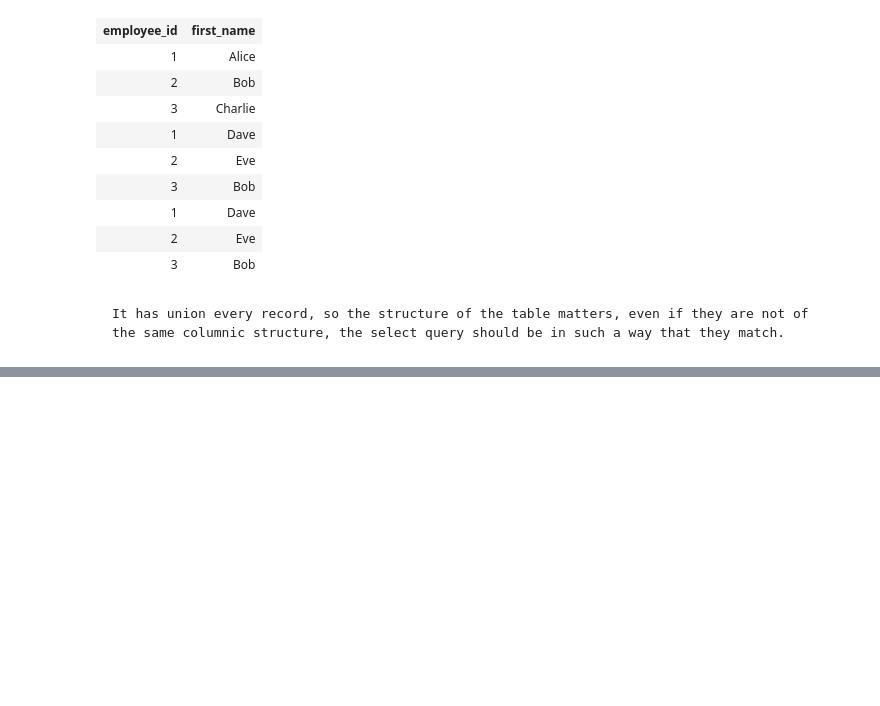
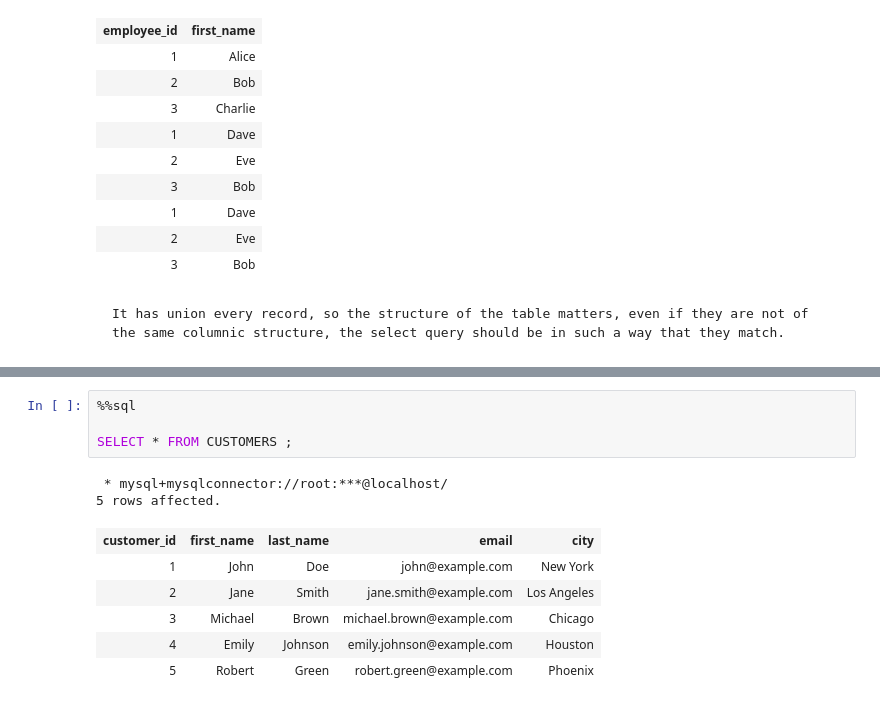
Before and after one commit to LShreeChaithanya/Solid_fundamentals_SQL, a Jupyter notebook: sql_learning.ipynb, the cells around one changed output, grey strips where cells are left out. Drawn from its saved outputs; the diff is of its cells as text; blank space fills up the shorter version.

```diff
--- a/sql_learning.ipynb
+++ b/sql_learning.ipynb
@@ -3734,0 +3791,13 @@ SELECT contractor_id, first_name FROM contractors1;
+# %%
+%%sql
+
+SELECT * FROM CUSTOMERS ;
+# %% [output]
+ * mysql+mysqlconnector://root:***@localhost/
+5 rows affected.
+| customer_id | first_name | last_name | email | city |
+| 1 | John | Doe | john@example.com | New York |
+| 2 | Jane | Smith | jane.smith@example.com | Los Angeles |
+| 3 | Michael | Brown | michael.brown@example.com | Chicago |
+| 4 | Emily | Johnson | emily.johnson@example.com | Houston |
+| 5 | Robert | Green | robert.green@example.com | Phoenix |
```
Also changed, not shown: parts of 24 cells of this notebook.
